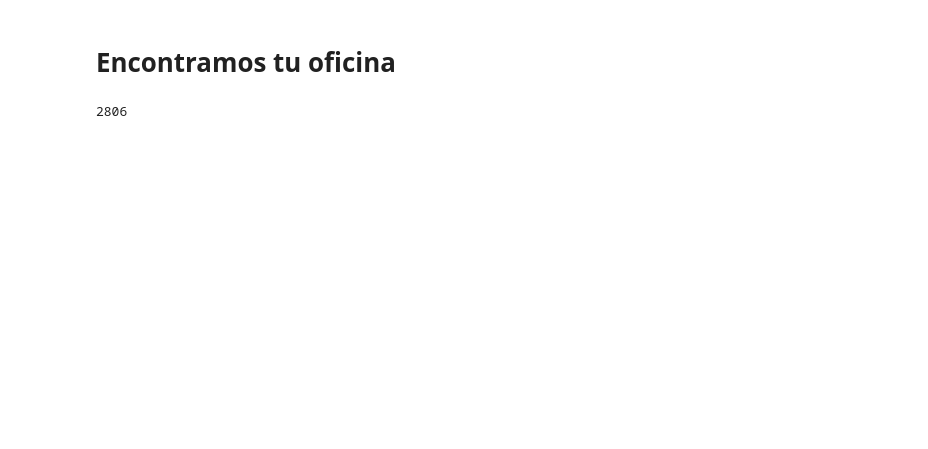
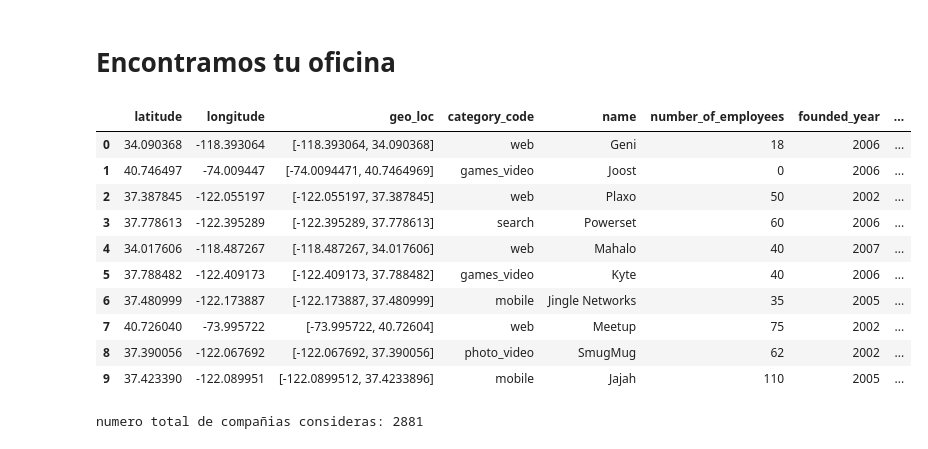
Before and after one commit to YonatanRA/rebootcamp, a Jupyter notebook: notebooks/w1_d2 - Ejercicio BI 2 (office finder).ipynb, the cells around one changed output. Cells and saved outputs as stored; diff of their text form; code cells hidden in the pictures; blank space fills up the shorter version.

```diff
--- a/notebooks/w1_d2 - Ejercicio BI 2 (office finder).ipynb
+++ b/notebooks/w1_d2 - Ejercicio BI 2 (office finder).ipynb
@@ -188,2 +0,0 @@ df.head()
-# %%
-df=df.dropna()
@@ -242,4 +0,0 @@ first_office=first_office.dropna()
-# %%
-df=pd.concat([df, first_office], axis=1).drop(columns=['offices'])
-
-df.head()
@@ -253,2 +0,0 @@ df.head()
-# %%
-df=df.dropna()
@@ -297 +12,7 @@ import folium
+# %%
+# conexion con Mongo
+
+cliente=MongoClient()
+
+db=cliente.companies
 # %%
@@ -321,4 +51,14 @@ query=db.companies.find({'$and':[
-# %%
-len(list(query))
-# %% [output]
-2806
+# %%
+data().head(10)
+# %% [output]
+|  | latitude | longitude | geo_loc | category_code | name | number_of_employees | founded_year | ... |
+| 0 | 34.090368 | -118.393064 | [-118.393064, 34.090368] | web | Geni | 18 | 2006 | ... |
+| 1 | 40.746497 | -74.009447 | [-74.0094471, 40.7464969] | games_video | Joost | 0 | 2006 | ... |
+| 2 | 37.387845 | -122.055197 | [-122.055197, 37.387845] | web | Plaxo | 50 | 2002 | ... |
+| 3 | 37.778613 | -122.395289 | [-122.395289, 37.778613] | search | Powerset | 60 | 2006 | ... |
+| 4 | 34.017606 | -118.487267 | [-118.487267, 34.017606] | web | Mahalo | 40 | 2007 | ... |
+| 5 | 37.788482 | -122.409173 | [-122.409173, 37.788482] | games_video | Kyte | 40 | 2006 | ... |
+| 6 | 37.480999 | -122.173887 | [-122.173887, 37.480999] | mobile | Jingle Networks | 35 | 2005 | ... |
+| 7 | 40.726040 | -73.995722 | [-73.995722, 40.72604] | web | Meetup | 75 | 2002 | ... |
+| 8 | 37.390056 | -122.067692 | [-122.067692, 37.390056] | photo_video | SmugMug | 62 | 2002 | ... |
+| 9 | 37.423390 | -122.089951 | [-122.0899512, 37.4233896] | mobile | Jajah | 110 | 2005 | ... |
@@ -324,0 +98,8 @@ len(list(query))
+# %%
+# llamada a los datos
+
+df=data()
+
+print('numero total de compañias consideras:', len(df))
+# %% [output]
+numero total de compañias consideras: 2881
```
Also changed, not shown: parts of 63 cells of this notebook, 2 other files.
